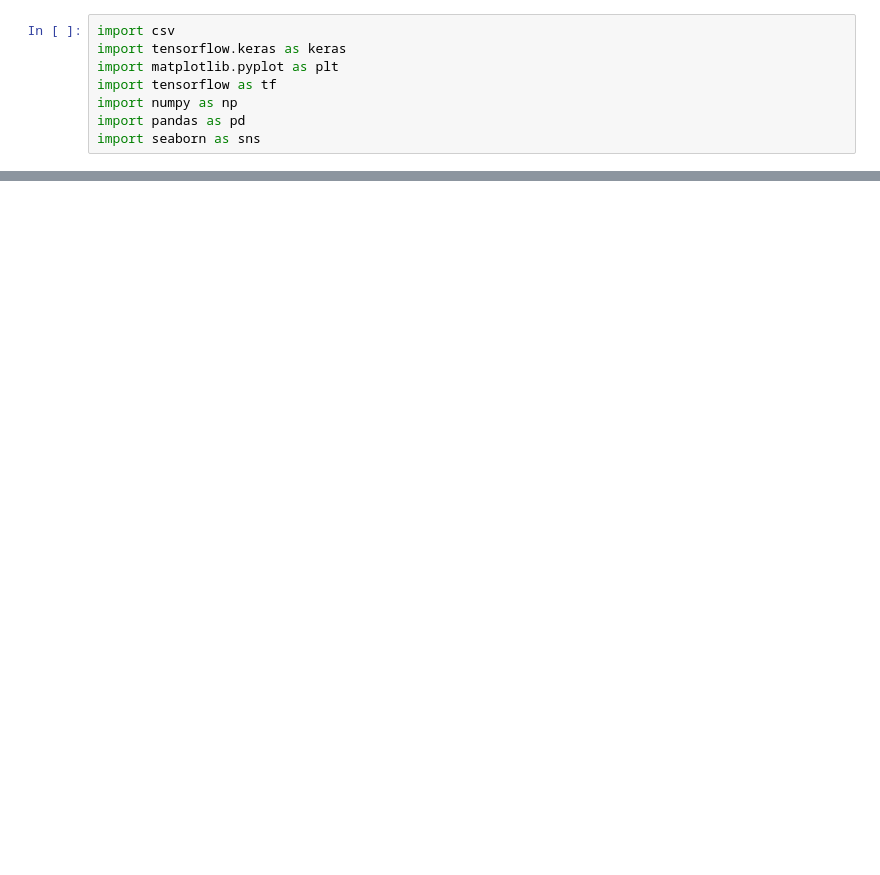
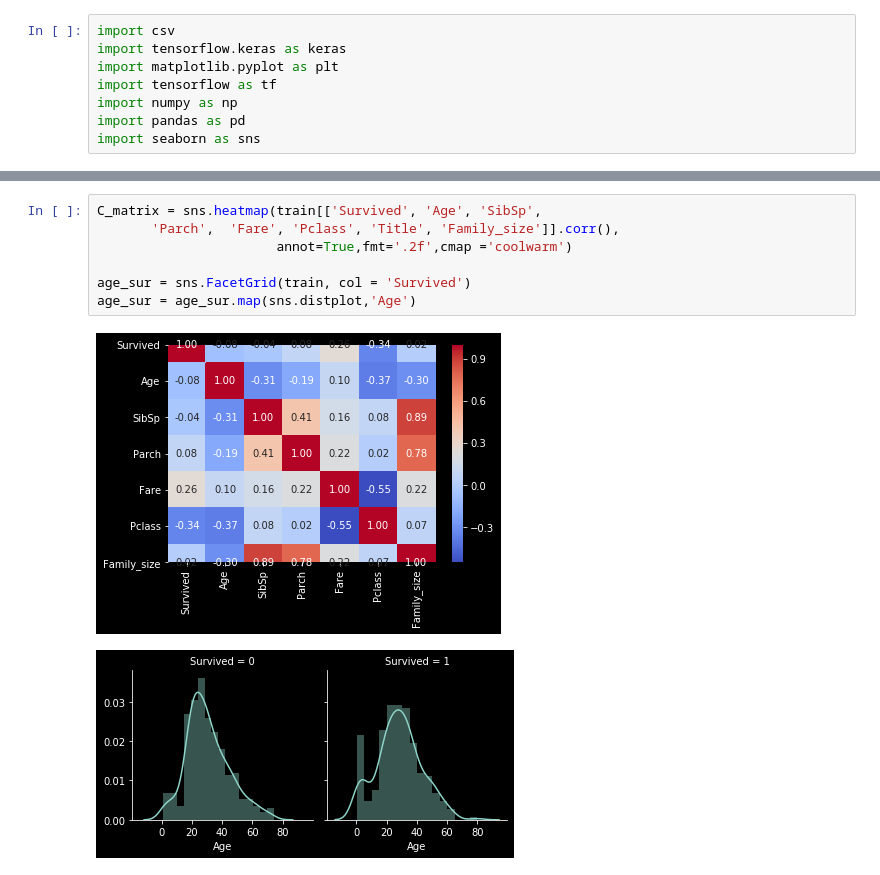
Before and after one commit to pgrudzien12/kaggle_titanic, a Jupyter notebook: submission.ipynb, the cells around one changed output, grey strips where cells are left out. Cells and saved outputs as stored; diff of their text form; blank space fills up the shorter version.

```diff
--- a/submission.ipynb
+++ b/submission.ipynb
@@ -43,0 +50,10 @@ test.head()
+# %%
+C_matrix = sns.heatmap(train[['Survived', 'Age', 'SibSp',
+       'Parch',  'Fare', 'Pclass', 'Title', 'Family_size']].corr(),
+                       annot=True,fmt='.2f',cmap ='coolwarm')
+
+age_sur = sns.FacetGrid(train, col = 'Survived')
+age_sur = age_sur.map(sns.distplot,'Age')
+# %% [output]
+[figure, added]
+[figure, added]
```
Also changed, not shown: parts of 14 cells of this notebook.
